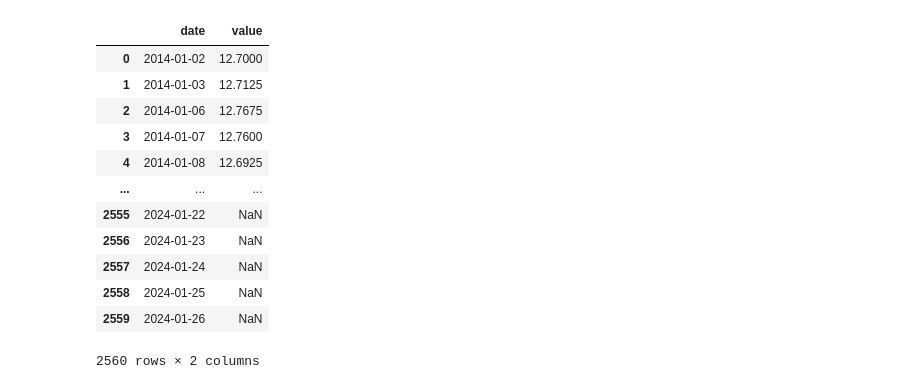
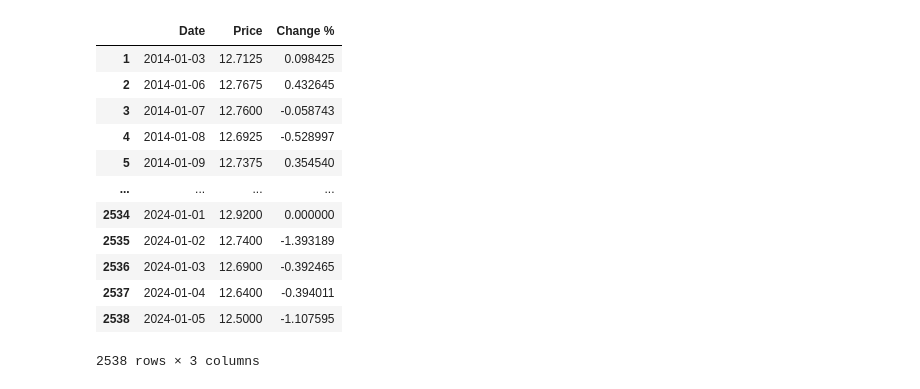
Before and after one commit to VeronicaZhao/MSCFE690_Capstone, a Jupyter notebook: DatasetFormation.ipynb, the cells around one changed output. Cells and saved outputs as stored; diff of their text form; code cells hidden in the pictures.

```diff
--- a/DatasetFormation.ipynb
+++ b/DatasetFormation.ipynb
@@ -82,21 +510,27 @@ df_coffee
 # %%
+
 import pandas as pd
 df_soy = pd.read_csv("soybean-prices-historical-chart-data.csv", header = 8)
 df_soy['date'] = pd.to_datetime(df_soy['date'])
 df_soy =df_soy.loc[(df_soy['date'] >= '2014-01-01')]
 df_soy.reset_index(drop = True, inplace = True)
+df_soy['Change %'] = df_soy[' value'].pct_change()*100
+df_soy = df_soy[df_soy.notnull().all(axis=1)]
+df_soy = df_soy.rename(columns={' value':'Price', 'date': 'Date'})
+df_soy['Price']=df_soy['Price'].astype(float)
+df_soy['Change %']=df_soy['Change %'].astype(float)
 df_soy
 # %% [output]
-|  | date | value |
-| 0 | 2014-01-02 | 12.7000 |
-| 1 | 2014-01-03 | 12.7125 |
-| 2 | 2014-01-06 | 12.7675 |
-| 3 | 2014-01-07 | 12.7600 |
-| 4 | 2014-01-08 | 12.6925 |
-| ... | ... | ... |
-| 2555 | 2024-01-22 | NaN |
-| 2556 | 2024-01-23 | NaN |
-| 2557 | 2024-01-24 | NaN |
-| 2558 | 2024-01-25 | NaN |
-| 2559 | 2024-01-26 | NaN |
+|  | Date | Price | Change % |
+| 1 | 2014-01-03 | 12.7125 | 0.098425 |
+| 2 | 2014-01-06 | 12.7675 | 0.432645 |
+| 3 | 2014-01-07 | 12.7600 | -0.058743 |
+| 4 | 2014-01-08 | 12.6925 | -0.528997 |
+| 5 | 2014-01-09 | 12.7375 | 0.354540 |
+| ... | ... | ... | ... |
+| 2534 | 2024-01-01 | 12.9200 | 0.000000 |
+| 2535 | 2024-01-02 | 12.7400 | -1.393189 |
+| 2536 | 2024-01-03 | 12.6900 | -0.392465 |
+| 2537 | 2024-01-04 | 12.6400 | -0.394011 |
+| 2538 | 2024-01-05 | 12.5000 | -1.107595 |
-2560 rows × 2 columns
+2538 rows × 3 columns
```
Also changed, not shown: parts of 28 cells of this notebook, 10 other files.
